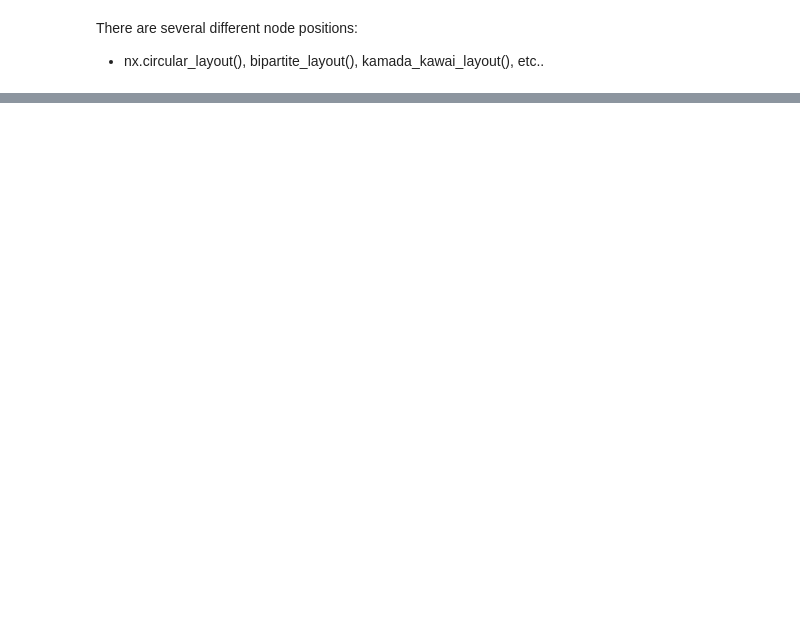
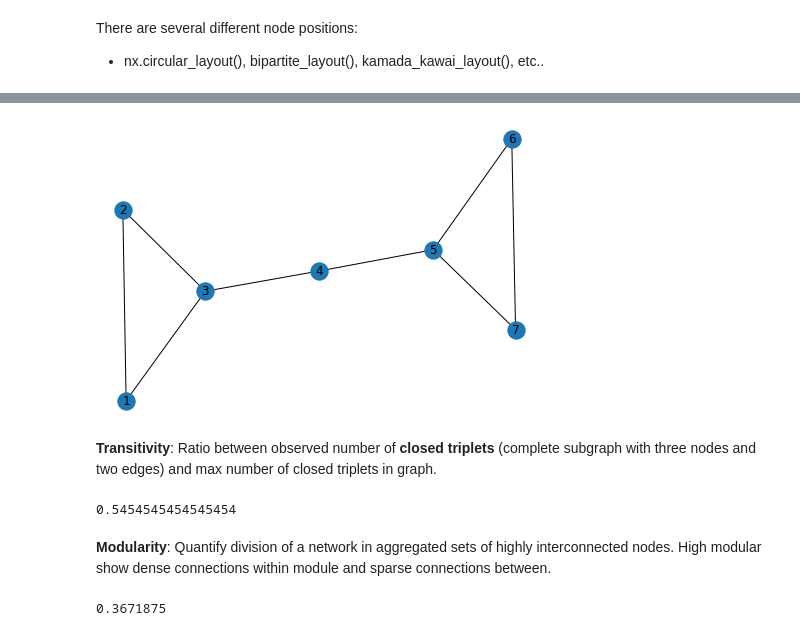
Before and after one commit to StevenVuong/Graph-Learning, a Jupyter notebook: GraphMLBook/1a_networkx_starter.ipynb, the cells around one changed output, grey strips where cells are left out. Cells and saved outputs as stored; diff of their text form; code cells hidden in the pictures; blank space fills up the shorter version.

Commit message:
learn about graph property metrics

```diff
--- a/GraphMLBook/1a_networkx_starter.ipynb
+++ b/GraphMLBook/1a_networkx_starter.ipynb
@@ -242,0 +254,9 @@ There are several different node positions:
+# %%
+# compute shortest path between two notes on a graph
+G = nx.Graph()
+nodes = {1: 'Dublin', 2: 'Paris', 3: 'Milan', 4: 'Rome', 5: 'Naples', 6: 'Moscow', 7: 'Tokyo'}
+G.add_nodes_from(nodes.keys())
+G.add_edges_from([(1,2), (1,3), (2,3), (3,4), (4,5), (5,6), (6,7), (7,5)])
+
+path = nx.shortest_path(G, source=1, target=7)
+path
@@ -242,0 +307,18 @@ There are several different node positions:
+# %%
+nx.draw(G, with_labels=True)
+# %% [output]
+[figure, added]
+# %% [markdown]
+**Transitivity**: Ratio between observed number of **closed triplets** (complete subgraph with three nodes and two edges) and max number of closed triplets in graph.
+# %%
+nx.transitivity(G)
+# %% [output]
+0.5454545454545454
+# %% [markdown]
+**Modularity**: Quantify division of a network in aggregated sets of highly interconnected nodes. High modular show dense connections within module and sparse connections between.
+# %%
+# compute modularity from algorithms
+import networkx.algorithms.community as nx_comm
+nx_comm.modularity(G, communities=[{1,2,3}, {4,5,6,7}]) # communities is a list of sets
+# %% [output]
+0.3671875
```
Also changed, not shown: parts of 39 cells of this notebook.
